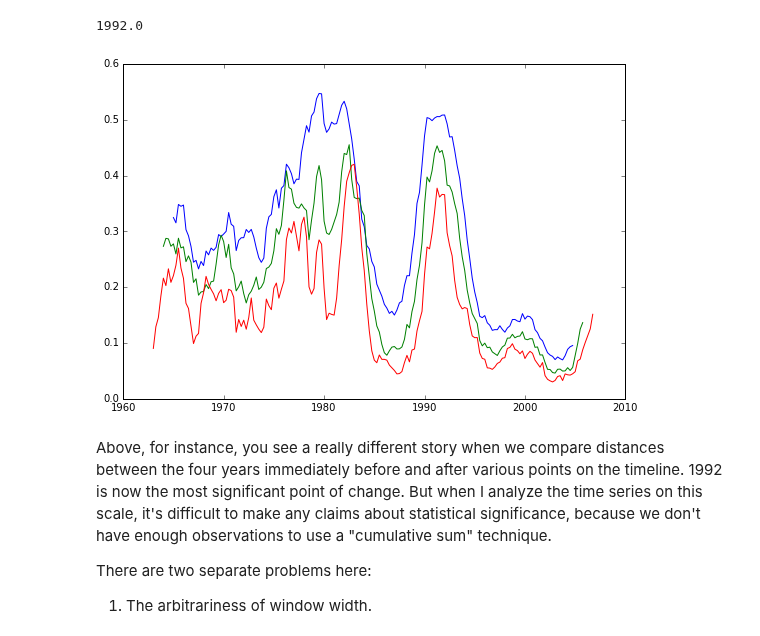
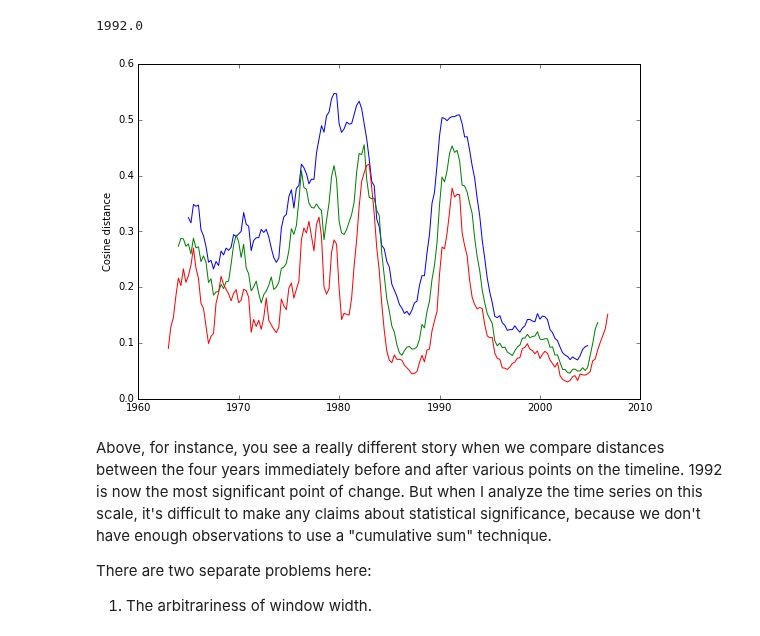
Before and after one commit to tedunderwood/changepoint, a Jupyter notebook: changepoint.ipynb, the cells around one changed output. Cells and saved outputs as stored; diff of their text form; code cells hidden in the pictures.

```diff
--- a/changepoint.ipynb
+++ b/changepoint.ipynb
@@ -363,27 +363,28 @@ x = plot_timeseries(get_distance(16, songsample))
 # %%
 def smooth_distance(interval, centroids):
     ''' Calculates the cosine distances between non-overlapping
     segments of "interval" width. It also prints out the year where
     distance is at a maximum.
     '''
     distances = []
     years = []
     for i in range(interval, 200 - interval, 1):
         thisdist = segment_cosine(i, interval, centroids)
         distances.append(thisdist)
         years.append(1960 + i / 4)
 
     return years, distances
 
 years, distances = smooth_distance(20, songsample)
 plt.plot(years, distances)
 years, distances = smooth_distance(16, songsample)
 plt.plot(years, distances)
 years, distances = smooth_distance(12, songsample)
 plt.plot(years, distances)
+plt.ylabel('Cosine distance')
 plt.show()
 # %% [output]
-[figure, old version]
+[figure, new version]
 # %% [markdown]
 Above, for instance, you see a really different story when we compare distances between the four years immediately before and after various points on the timeline. 1992 is now the most significant point of change. But when I analyze the time series on this scale, it's difficult to make any claims about statistical significance, because we don't have enough observations to use a "cumulative sum" technique.
 
```
